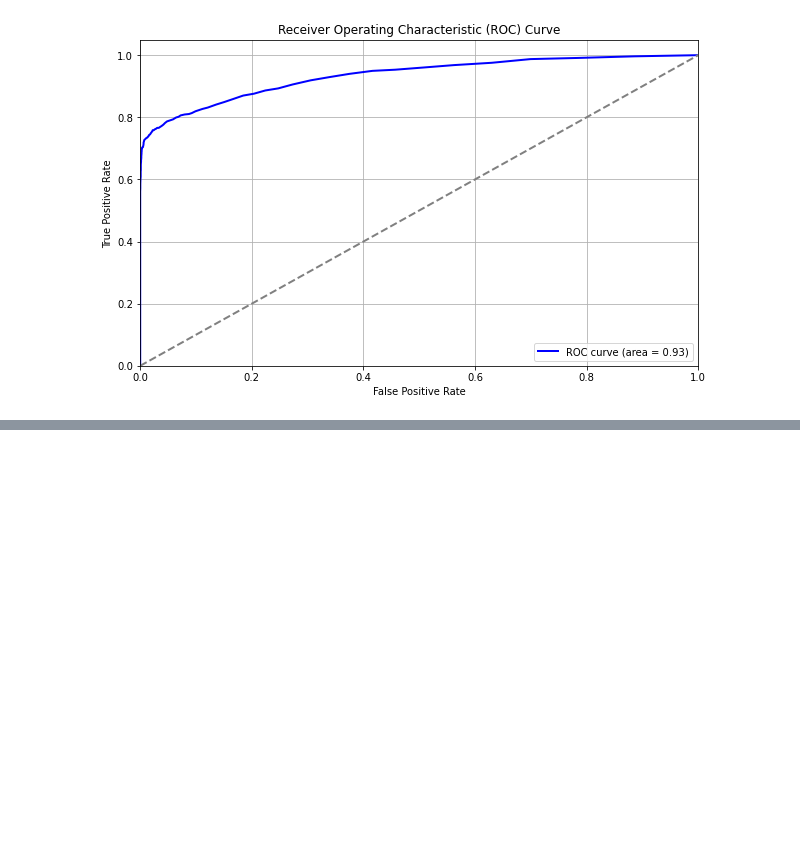
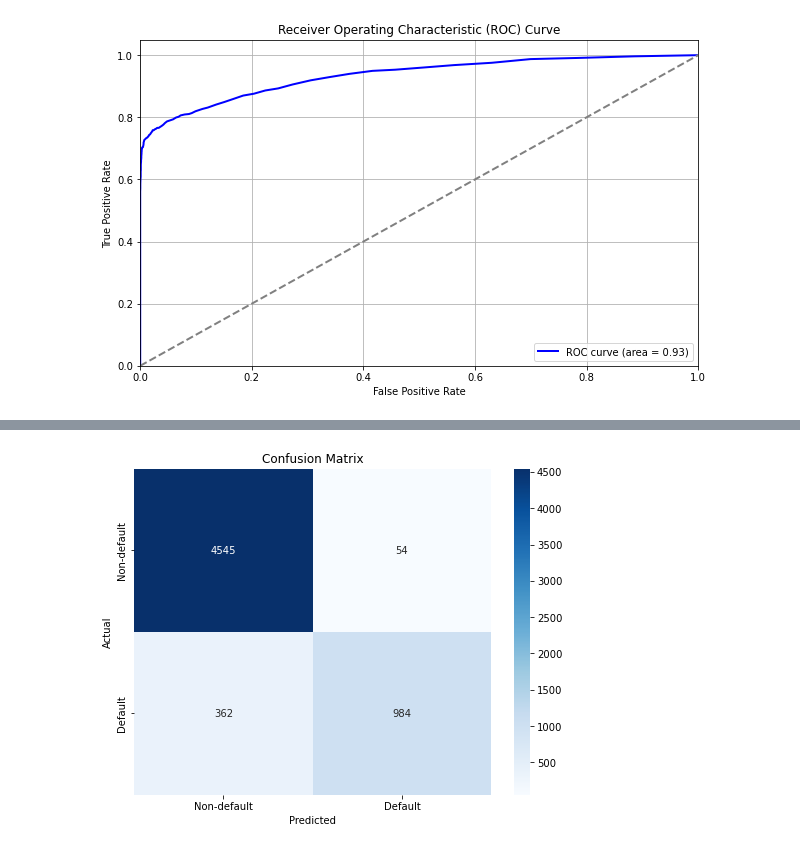
Before and after one commit to robbyhooker/Credit-Risk-Modeling, a Jupyter notebook: EDA.ipynb, the cells around one changed output, grey strips where cells are left out. Drawn from its saved outputs; the diff is of its cells as text; code cells hidden in the pictures; blank space fills up the shorter version.

```diff
--- a/EDA.ipynb
+++ b/EDA.ipynb
@@ -509,0 +508,34 @@ plt.show()
+# %%
+from sklearn.model_selection import train_test_split, GridSearchCV
+
+param_grid = {
+    'n_estimators': [100, 200, 300],
+    'max_depth': [None, 10, 20, 30],
+    'min_samples_split': [2, 5, 10],
+    'min_samples_leaf': [1, 2, 4],
+    'max_features': ['sqrt', 'log2']
+}
+
+rf = RandomForestClassifier(random_state=23)
+grid_search = GridSearchCV(estimator=rf, param_grid=param_grid, cv=3, n_jobs=-1, verbose=2, scoring='roc_auc')
+
+
+grid_search.fit(X_train, y_train)
+
+print("Best Parameters: ", grid_search.best_params_)
+print("Best ROC AUC Score: ", grid_search.best_score_)
+
+# Train the model with the best parameters
+best_rf = grid_search.best_estimator_
+best_rf.fit(X_train, y_train)
+
+y_pred_rf = best_rf.predict(X_test)
+y_pred_prob_rf = best_rf.predict_proba(X_test)[:, 1]
+
+conf_matrix_rf = confusion_matrix(y_test, y_pred_rf)
+class_report_rf = classification_report(y_test, y_pred_rf)
+roc_auc_rf = roc_auc_score(y_test, y_pred_prob_rf)
+
+print("Random Forest:\n", conf_matrix_rf)
+print("\nClassification Report:\n", class_report_rf)
+print("\nROC AUC Score:", roc_auc_rf)
@@ -509,0 +562,9 @@ plt.show()
+# %%
+plt.figure(figsize=(8, 6))
+sns.heatmap(conf_matrix_rf, annot=True, fmt='d', cmap='Blues', xticklabels=['Non-default', 'Default'], yticklabels=['Non-default', 'Default'])
+plt.xlabel('Predicted')
+plt.ylabel('Actual')
+plt.title('Confusion Matrix')
+plt.show()
+# %% [output]
+[figure, added]
```
Also changed, not shown: parts of 11 cells of this notebook, 3 other files.
